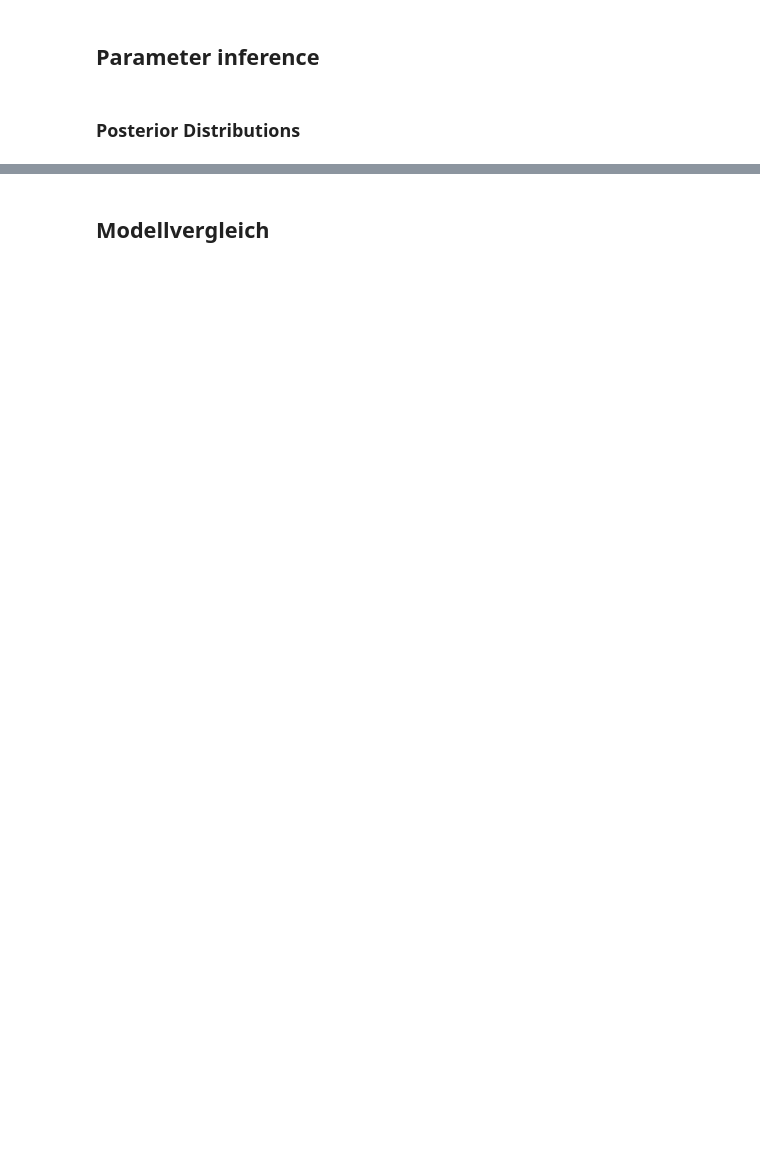
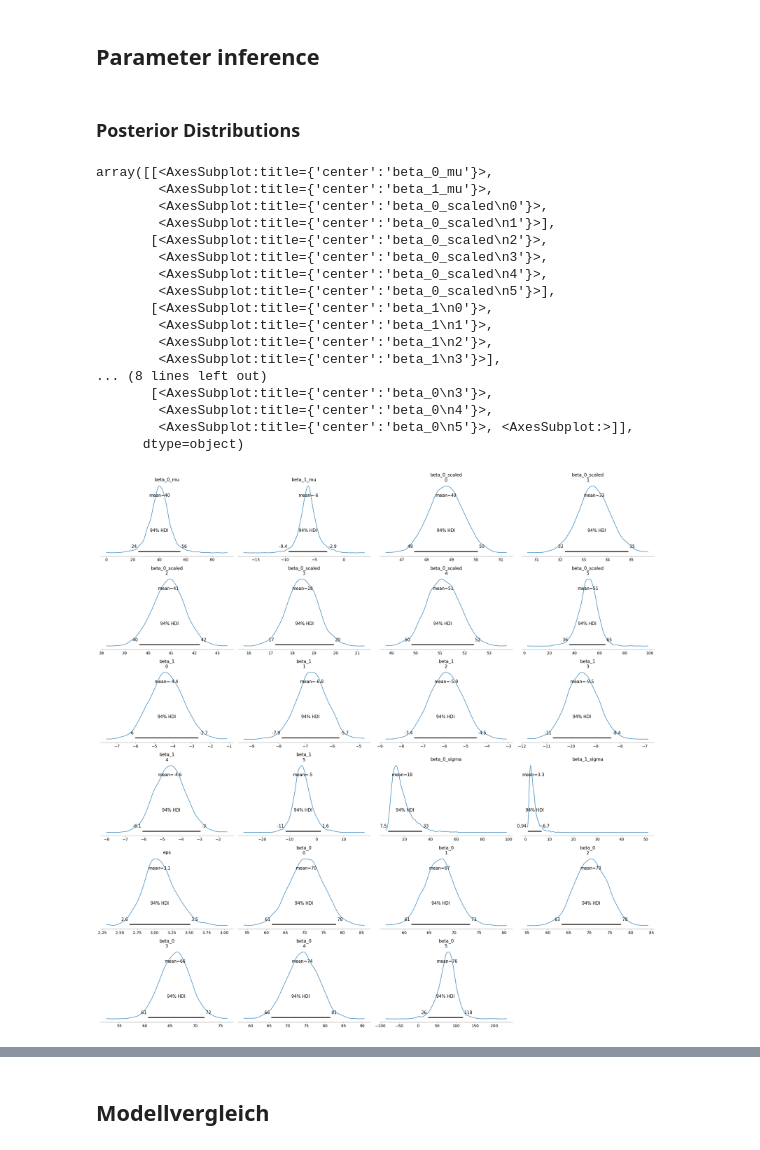
Before and after one commit to ThiesDS/bayes_workshop, a Jupyter notebook: 2_praxis/loesungen/praxisteil_II.ipynb, the cells around one changed output, grey strips where cells are left out. Drawn from its saved outputs; the diff is of its cells as text; code cells hidden in the pictures; blank space fills up the shorter version.

```diff
--- a/2_praxis/loesungen/praxisteil_II.ipynb
+++ b/2_praxis/loesungen/praxisteil_II.ipynb
@@ -214,8 +208,8 @@ az.summary(trace_hierarchical_linear_model)
 # %%
 # Predict observations from the model by posterior predictive sampling
 with hierarchical_linear_model:
-    ppc_lhm = pm.sample_posterior_predictive(
-        trace_hierarchical_linear_model, var_names=['beta_0','beta_1','sales_pred'], random_seed=58
+    ppc_hlm = pm.sample_posterior_predictive(
+        trace_hlm, var_names=['beta_0','beta_1','sales_pred'], random_seed=58
     )
 # %% [output]
 [interactive output not drawn]
@@ -232,6 +226,25 @@ az.plot_ppc(idata)
 ### Posterior Distributions
 # %%
 # Plot posterior distributions
-az.plot_posterior(trace_hierarchical_linear_model)
+az.plot_posterior(trace_hlm)
+# %% [output]
+array([[<AxesSubplot:title={'center':'beta_0_mu'}>,
+        <AxesSubplot:title={'center':'beta_1_mu'}>,
+        <AxesSubplot:title={'center':'beta_0_scaled\n0'}>,
+        <AxesSubplot:title={'center':'beta_0_scaled\n1'}>],
+       [<AxesSubplot:title={'center':'beta_0_scaled\n2'}>,
+        <AxesSubplot:title={'center':'beta_0_scaled\n3'}>,
+        <AxesSubplot:title={'center':'beta_0_scaled\n4'}>,
+        <AxesSubplot:title={'center':'beta_0_scaled\n5'}>],
+       [<AxesSubplot:title={'center':'beta_1\n0'}>,
+        <AxesSubplot:title={'center':'beta_1\n1'}>,
+        <AxesSubplot:title={'center':'beta_1\n2'}>,
+        <AxesSubplot:title={'center':'beta_1\n3'}>],
+... (8 lines left out)
+       [<AxesSubplot:title={'center':'beta_0\n3'}>,
+        <AxesSubplot:title={'center':'beta_0\n4'}>,
+        <AxesSubplot:title={'center':'beta_0\n5'}>, <AxesSubplot:>]],
+      dtype=object)
+[figure, added]
 # %%
 # Analyze the results
```
Also changed, not shown: parts of 10 cells of this notebook, 2 other files.
